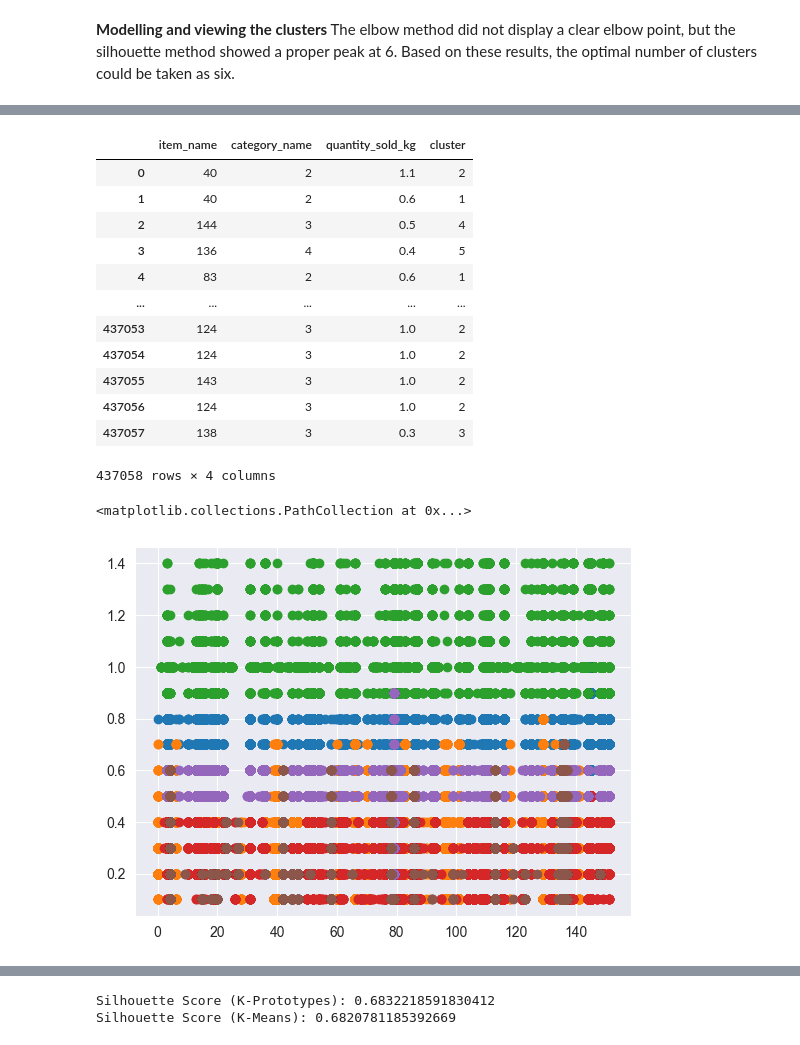
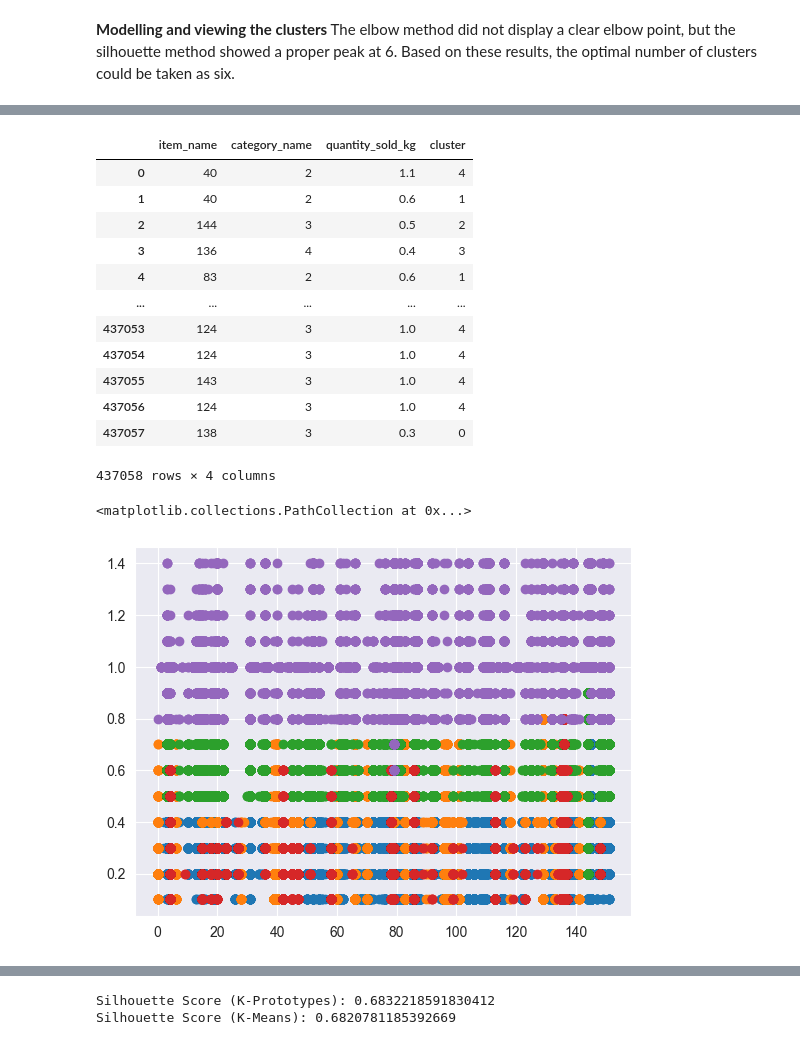
Before and after one commit to RumethSandinu/Project-connexa, a Jupyter notebook: customer_preference_analysis/notebooks/model_building.ipynb, the cells around one changed output, grey strips where cells are left out. Drawn from its saved outputs; the diff is of its cells as text; code cells hidden in the pictures.

```diff
--- a/customer_preference_analysis/notebooks/model_building.ipynb
+++ b/customer_preference_analysis/notebooks/model_building.ipynb
@@ -87,7 +87,7 @@ plt.show()
 **Modelling and viewing the clusters**
 The elbow method did not display a clear elbow point,  but the silhouette method showed a proper peak at 6. Based on these results, the optimal number of clusters could  be  taken as six.
 # %%
-model = KPrototypes(n_clusters = 6, init='Cao', max_iter=50, n_jobs=-1, verbose=0)
+model = KPrototypes(n_clusters = 5, init='Cao', max_iter=50, n_jobs=-1, verbose=0)
 predictions = model.fit_predict(df, categorical = [0,1])
 # %%
 #Creating a column called clusters in the main dataset
@@ -119,17 +119,17 @@ df_encoded['cluster'] = df['cluster']
 df_encoded
 # %% [output]
 |  | item_name | category_name | quantity_sold_kg | cluster |
-| 0 | 40 | 2 | 1.1 | 2 |
+| 0 | 40 | 2 | 1.1 | 4 |
 | 1 | 40 | 2 | 0.6 | 1 |
-| 2 | 144 | 3 | 0.5 | 4 |
-| 3 | 136 | 4 | 0.4 | 5 |
+| 2 | 144 | 3 | 0.5 | 2 |
+| 3 | 136 | 4 | 0.4 | 3 |
 | 4 | 83 | 2 | 0.6 | 1 |
 | ... | ... | ... | ... | ... |
-| 437053 | 124 | 3 | 1.0 | 2 |
-| 437054 | 124 | 3 | 1.0 | 2 |
-| 437055 | 143 | 3 | 1.0 | 2 |
-| 437056 | 124 | 3 | 1.0 | 2 |
-| 437057 | 138 | 3 | 0.3 | 3 |
+| 437053 | 124 | 3 | 1.0 | 4 |
+| 437054 | 124 | 3 | 1.0 | 4 |
+| 437055 | 143 | 3 | 1.0 | 4 |
+| 437056 | 124 | 3 | 1.0 | 4 |
+| 437057 | 138 | 3 | 0.3 | 0 |
 437058 rows × 4 columns
 # %%
 #Scatter Plot requires encoded categorical data
@@ -142,14 +141,13 @@ c6 = df_encoded[df_encoded['cluster']==5]
 # %%
 #Only for two features
 plt.scatter(c1['item_name'], c1['quantity_sold_kg'])
 plt.scatter(c2['item_name'], c2['quantity_sold_kg'])
 plt.scatter(c3['item_name'], c3['quantity_sold_kg'])
 plt.scatter(c4['item_name'], c4['quantity_sold_kg'])
 plt.scatter(c5['item_name'], c5['quantity_sold_kg'])
-plt.scatter(c6['item_name'], c6['quantity_sold_kg'])
 # %% [output]
 <matplotlib.collections.PathCollection at 0x...>
-[figure, old version]
+[figure, new version]
 # %%
 import seaborn as sns
 df_encoded['cluster'] = model.labels_
```
Also changed, not shown: parts of 13 cells of this notebook.
